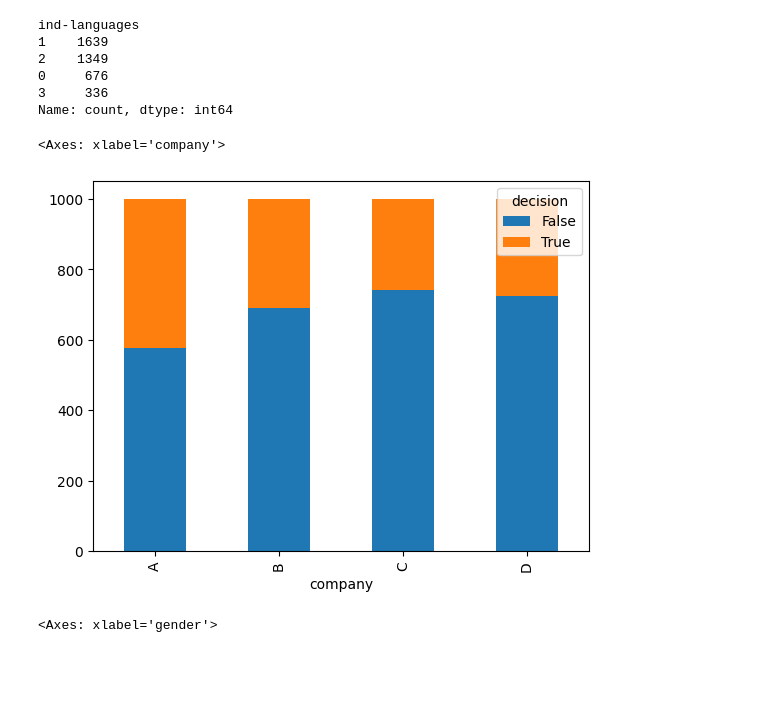
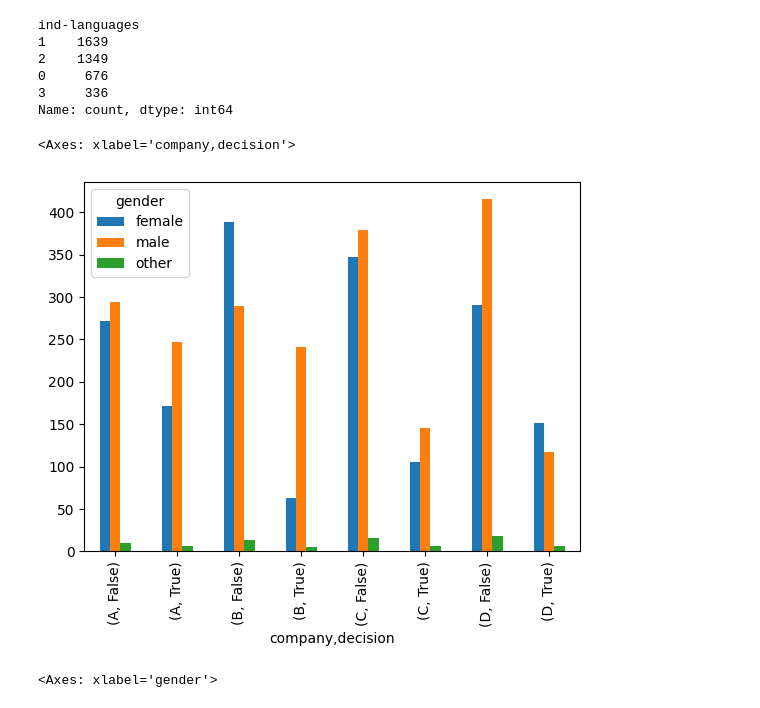
Before and after one commit to MiriamEspinosa/Gender_Fairness_Recruitment, a Jupyter notebook: Final_Assignment/final_assignment.ipynb, the cells around one changed output. Cells and saved outputs as stored; diff of their text form; code cells hidden in the pictures; blank space fills up the shorter version.

```diff
--- a/Final_Assignment/final_assignment.ipynb
+++ b/Final_Assignment/final_assignment.ipynb
@@ -105,10 +108,10 @@ ind-languages
 3     336
 Name: count, dtype: int64
 # %%
-df.groupby(['company','decision']).size().unstack().plot(kind='bar', stacked=True)
+df.groupby(['company','decision', 'gender']).size().unstack().plot(kind='bar', stacked=False)
 # %% [output]
-<Axes: xlabel='company'>
+<Axes: xlabel='company,decision'>
-[figure, old version]
+[figure, new version]
 # %%
 df.groupby(['gender', 'decision']).size().unstack().plot(kind='bar', stacked=False)
 # %% [output]
```
Also changed, not shown: parts of 46 cells of this notebook.
